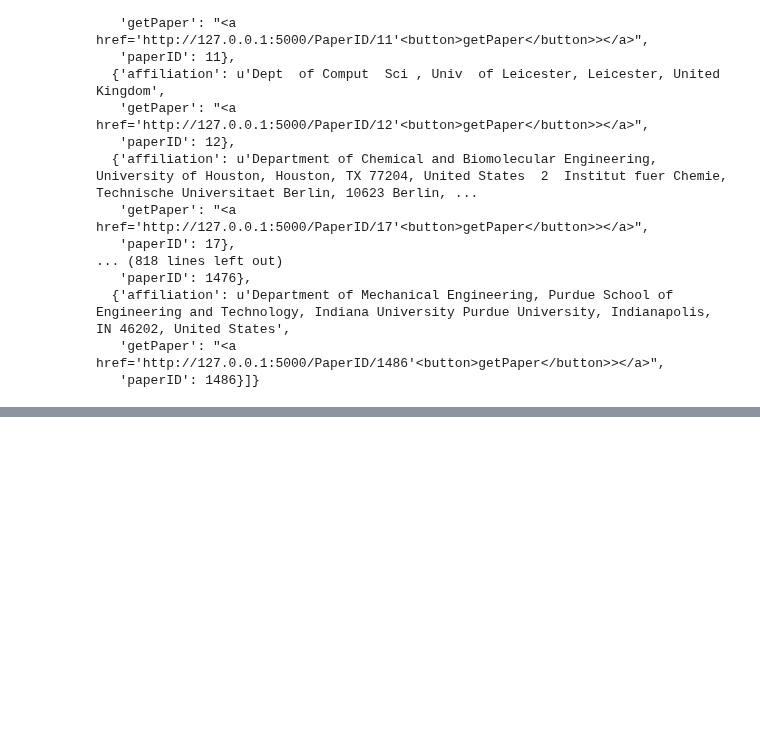
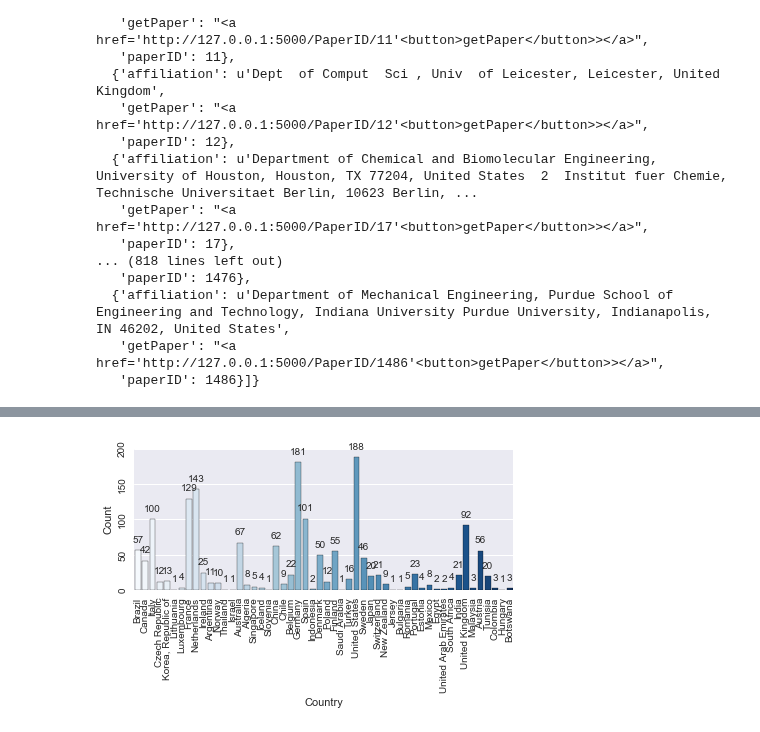
Before and after one commit to noveroa/DataBases, a Jupyter notebook: sqlStart/ExploringData_groupingandvisually.ipynb, the cells around one changed output, grey strips where cells are left out. Drawn from its saved outputs; the diff is of its cells as text; code cells hidden in the pictures; blank space fills up the shorter version.

Commit message:
fixed graph label errors (except for heatmap of kw top 20 trend.  Added affiliation country count table and affiliation

```diff
--- a/sqlStart/ExploringData_groupingandvisually.ipynb
+++ b/sqlStart/ExploringData_groupingandvisually.ipynb
@@ -795,0 +745,4 @@ u'Afghanistan'
+# %%
+counts, image = getBasicAffiliationCount()
+# %% [output]
+[figure, added]
```
Also changed, not shown: parts of 27 cells of this notebook, 12 other files.
